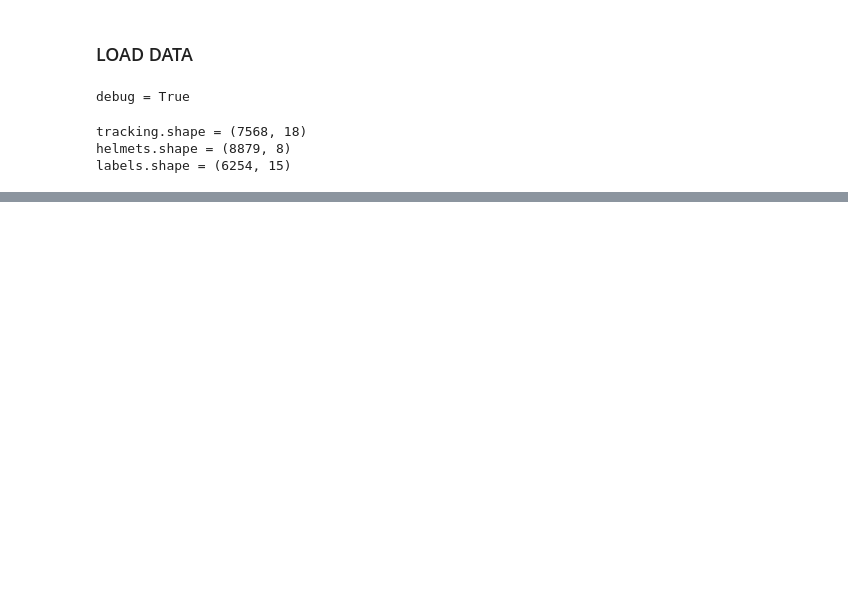
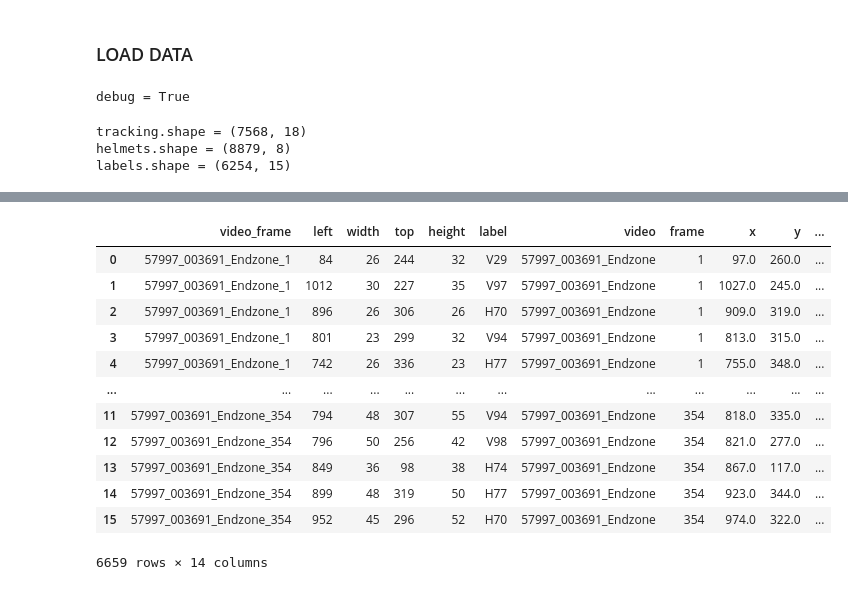
Before and after one commit to prenassipaolo/kaggle_nfl_2021, a Jupyter notebook: deepsort.ipynb, the cells around one changed output, grey strips where cells are left out. Saved outputs shown, nothing was run; the diff lists cells and outputs as text; code cells hidden in the pictures; blank space fills up the shorter version.

```diff
--- a/deepsort.ipynb
+++ b/deepsort.ipynb
@@ -59,0 +102,16 @@ TypeError: mapping_df() missing 1 required positional argument: 'tracking'
+# %%
+submission_deepsort
+# %% [output]
+|  | video_frame | left | width | top | height | label | video | frame | x | y | ... |
+| 0 | 57997_003691_Endzone_1 | 84 | 26 | 244 | 32 | V29 | 57997_003691_Endzone | 1 | 97.0 | 260.0 | ... |
+| 1 | 57997_003691_Endzone_1 | 1012 | 30 | 227 | 35 | V97 | 57997_003691_Endzone | 1 | 1027.0 | 245.0 | ... |
+| 2 | 57997_003691_Endzone_1 | 896 | 26 | 306 | 26 | H70 | 57997_003691_Endzone | 1 | 909.0 | 319.0 | ... |
+| 3 | 57997_003691_Endzone_1 | 801 | 23 | 299 | 32 | V94 | 57997_003691_Endzone | 1 | 813.0 | 315.0 | ... |
+| 4 | 57997_003691_Endzone_1 | 742 | 26 | 336 | 23 | H77 | 57997_003691_Endzone | 1 | 755.0 | 348.0 | ... |
+| ... | ... | ... | ... | ... | ... | ... | ... | ... | ... | ... | ... |
+| 11 | 57997_003691_Endzone_354 | 794 | 48 | 307 | 55 | V94 | 57997_003691_Endzone | 354 | 818.0 | 335.0 | ... |
+| 12 | 57997_003691_Endzone_354 | 796 | 50 | 256 | 42 | V98 | 57997_003691_Endzone | 354 | 821.0 | 277.0 | ... |
+| 13 | 57997_003691_Endzone_354 | 849 | 36 | 98 | 38 | H74 | 57997_003691_Endzone | 354 | 867.0 | 117.0 | ... |
+| 14 | 57997_003691_Endzone_354 | 899 | 48 | 319 | 50 | H77 | 57997_003691_Endzone | 354 | 923.0 | 344.0 | ... |
+| 15 | 57997_003691_Endzone_354 | 952 | 45 | 296 | 52 | H70 | 57997_003691_Endzone | 354 | 974.0 | 322.0 | ... |
+6659 rows × 14 columns
```
Also changed, not shown: parts of 9 cells of this notebook, 38 other files.
